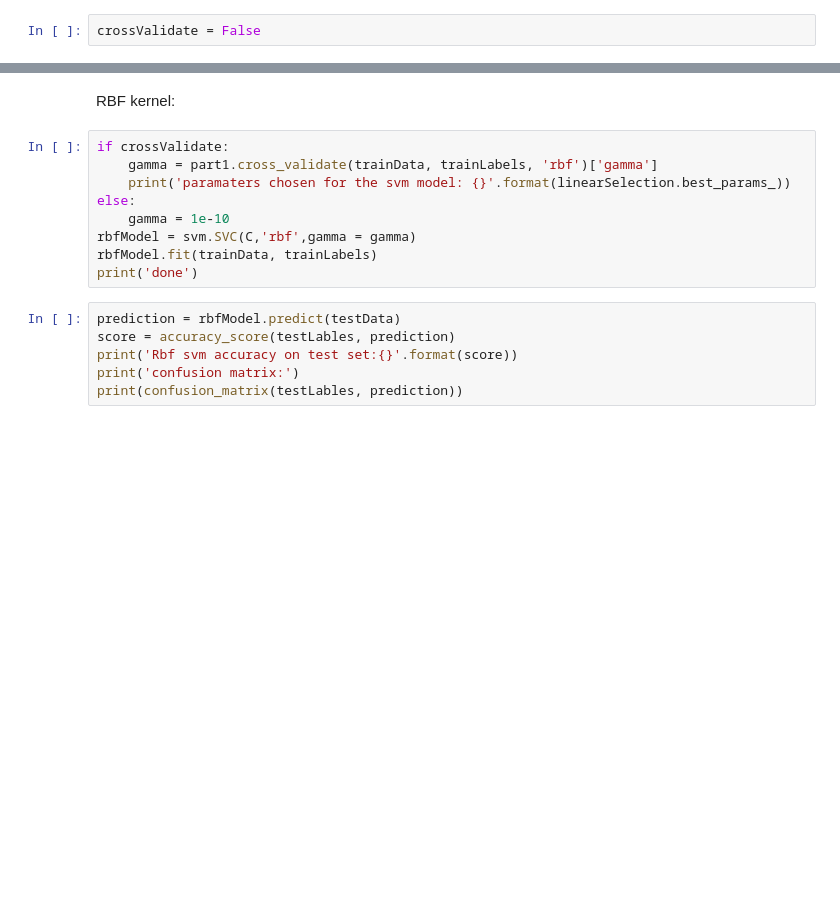
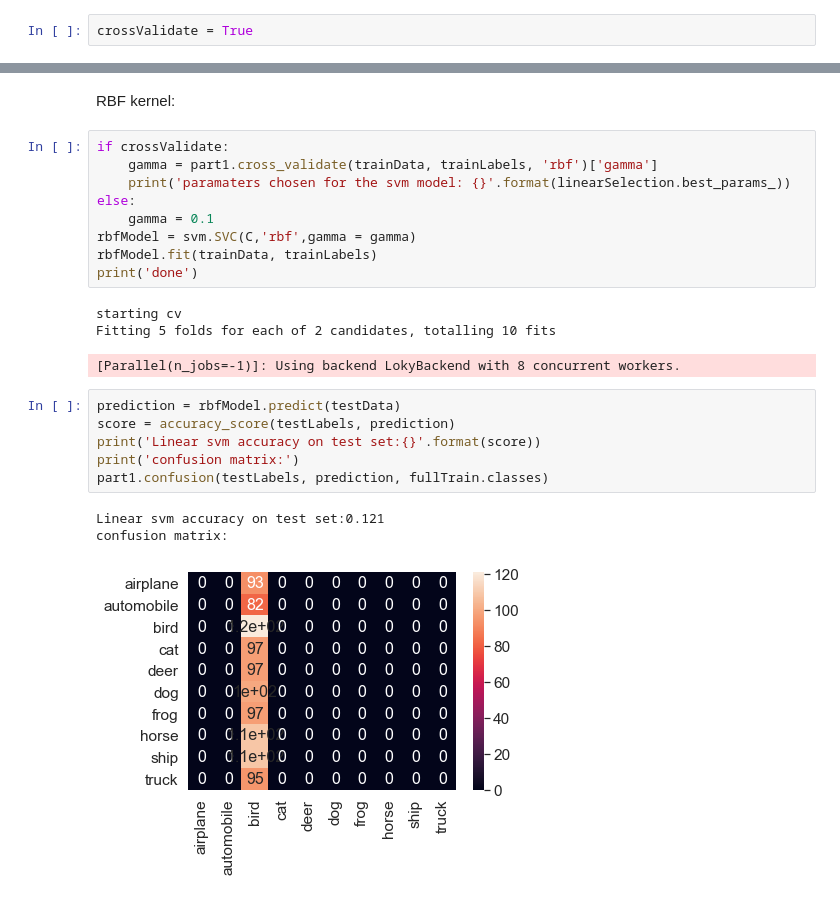
Before and after one commit to EdanZwick/Foundations-of-deep-learning-Ex1, a Jupyter notebook: Hw1.ipynb, the cells around one changed output, grey strips where cells are left out. Cells and saved outputs as stored; diff of their text form; blank space fills up the shorter version.

```diff
--- a/Hw1.ipynb
+++ b/Hw1.ipynb
@@ -52,7 +55,7 @@ Dataset shapes: Train - (5000, 3072), Test - (1000, 3072)
 Now lets get down to buisness, train and evaluate the SVM baseline model.
 To get a reasonable result we will use a grid search to find the best parameters for the regularization constant and the Gamma paramater for the RBF kernel. As this is a lengthy process, the defult option in this notebook is to run with the optimal values we already found.
 # %%
-crossValidate = False
+crossValidate = True
 # %% [markdown]
 starting with the vanila linear SVM:
 # %%
@@ -83,13 +86,21 @@ if crossValidate:
     gamma = part1.cross_validate(trainData, trainLabels, 'rbf')['gamma']
     print('paramaters chosen for the svm model: {}'.format(linearSelection.best_params_))
 else:
-    gamma = 1e-10
+    gamma = 0.1
 rbfModel = svm.SVC(C,'rbf',gamma = gamma)
 rbfModel.fit(trainData, trainLabels)
 print('done')
+# %% [output]
+starting cv
+Fitting 5 folds for each of 2 candidates, totalling 10 fits
+[Parallel(n_jobs=-1)]: Using backend LokyBackend with 8 concurrent workers.
 # %%
 prediction = rbfModel.predict(testData)
-score = accuracy_score(testLables, prediction)
-print('Rbf svm accuracy on test set:{}'.format(score))
+score = accuracy_score(testLabels, prediction)
+print('Linear svm accuracy on test set:{}'.format(score))
 print('confusion matrix:')
-print(confusion_matrix(testLables, prediction))
+part1.confusion(testLabels, prediction, fullTrain.classes)
+# %% [output]
+Linear svm accuracy on test set:0.121
+confusion matrix:
+[figure, added]
```
Also changed, not shown: parts of 1 cell of this notebook, 1 other file.
